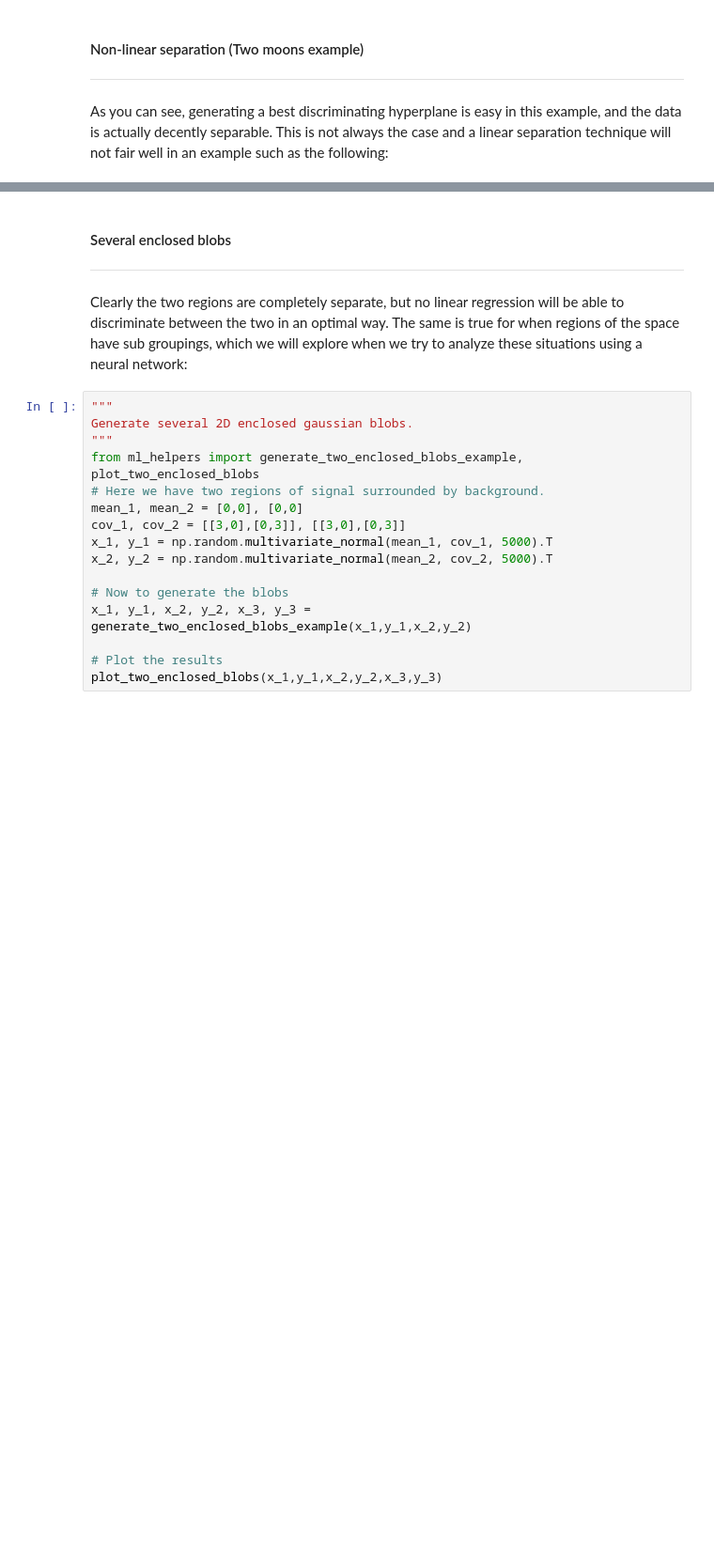
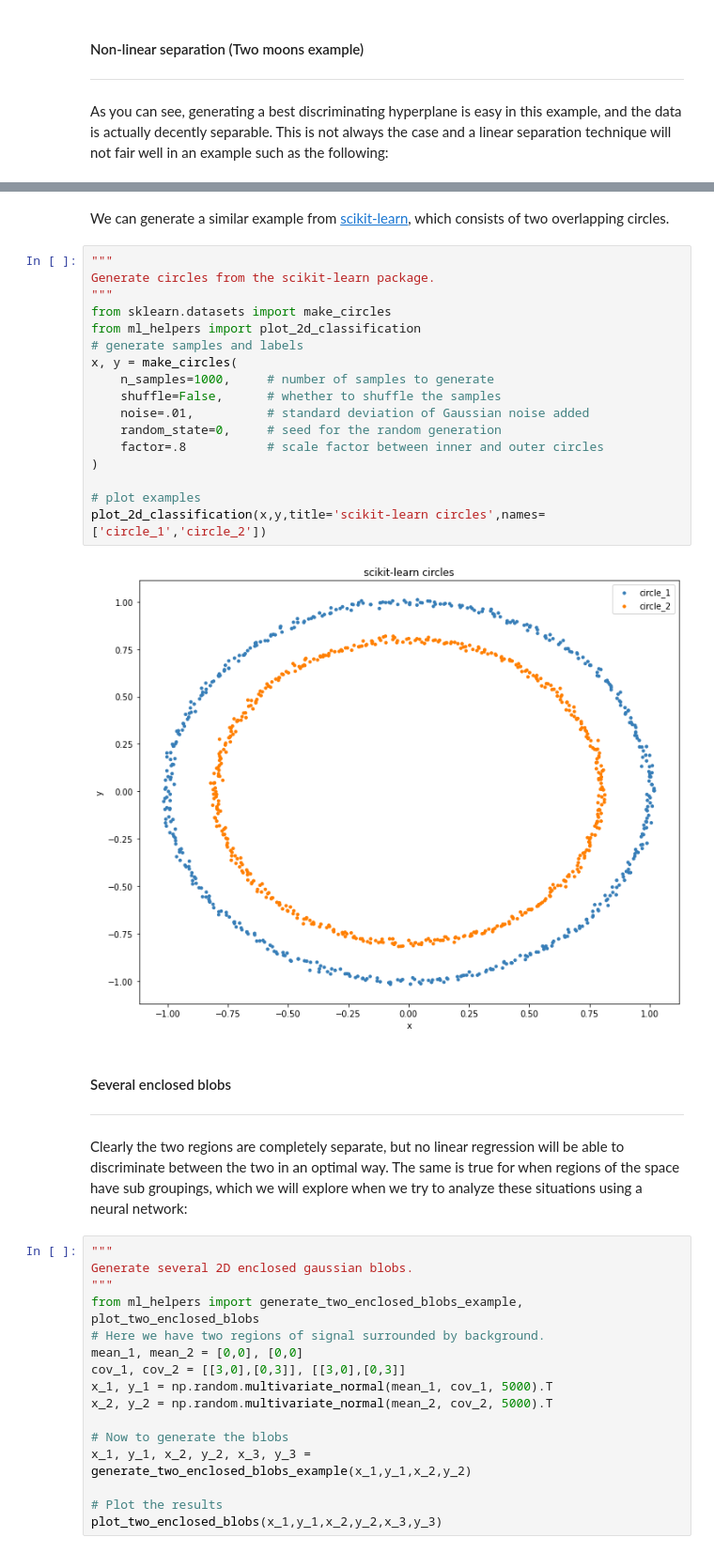
Before and after one commit to infophysics/machine_learning_tutorials, a Jupyter notebook: notebooks/MachineLearningBasics-PartI.ipynb, the cells around one changed output, grey strips where cells are left out. Shown at 94% size. Cells and saved outputs as stored; diff of their text form; blank space fills up the shorter version.

```diff
--- a/notebooks/MachineLearningBasics-PartI.ipynb
+++ b/notebooks/MachineLearningBasics-PartI.ipynb
@@ -148,3 +200,24 @@ plot_enclosed_blobs(x_1,y_1,x_2,y_2)
+# %% [markdown]
+We can generate a similar example from [scikit-learn](https://scikit-learn.org/stable/modules/generated/sklearn.datasets.make_circles.html#sklearn.datasets.make_circles), which consists of two overlapping circles.
+# %%
+"""
+Generate circles from the scikit-learn package.
+"""
+from sklearn.datasets import make_circles
+from ml_helpers import plot_2d_classification
+# generate samples and labels
+x, y = make_circles(
+    n_samples=1000,     # number of samples to generate
+    shuffle=False,      # whether to shuffle the samples
+    noise=.01,          # standard deviation of Gaussian noise added
+    random_state=0,     # seed for the random generation
+    factor=.8           # scale factor between inner and outer circles
+)
+
+# plot examples
+plot_2d_classification(x,y,title='scikit-learn circles',names=['circle_1','circle_2'])
+# %% [output]
+[figure, added]
 # %% [markdown]
 #### Several enclosed blobs
 ---------------------------
```
Also changed, not shown: parts of 12 cells of this notebook, 2 other files.
